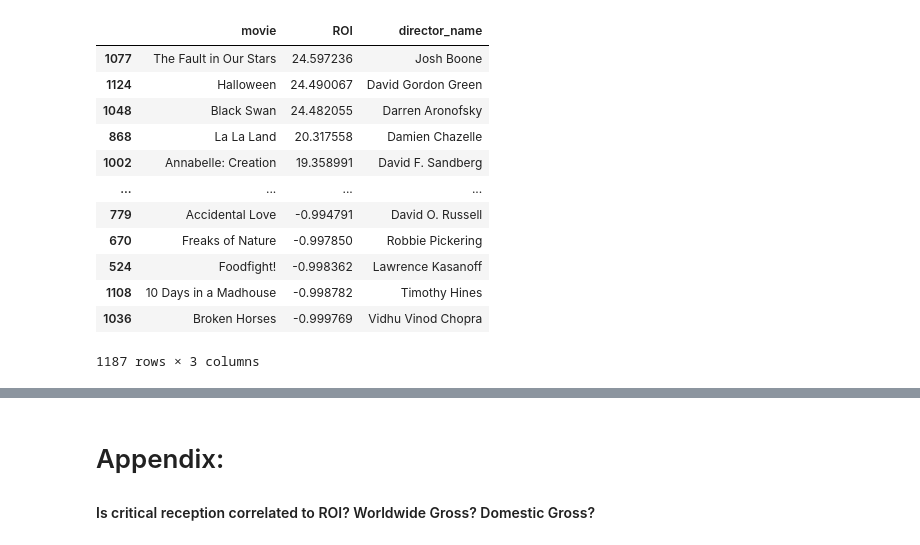
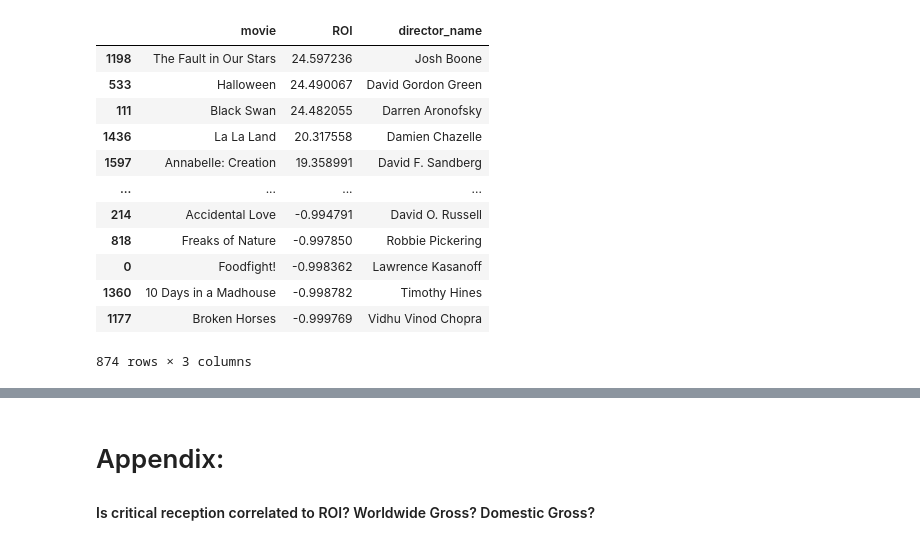
Before and after one commit to soohojp/Phase-1-Project-Best-Team-, a Jupyter notebook: goal_2.ipynb, the cells around one changed output, grey strips where cells are left out. Cells and saved outputs as stored; diff of their text form; code cells hidden in the pictures.

```diff
--- a/goal_2.ipynb
+++ b/goal_2.ipynb
@@ -7,19 +16,15 @@ from matplotlib import pyplot as plt
 # %%
-tn_movie = pd.read_csv('zippedData/tn.movie_budgets.csv.gz')
-
-
-
 tn_movie = pd.read_csv('zippedData/tn.movie_budgets.csv.gz')
 tn_movie
 
-# remove all $ and commas for domestic gross, worldwide gross, and production budget
+#Remove all $ and commas for domestic gross, worldwide gross, and production budget
 
 tn_movie["production_budget"]=tn_movie["production_budget"].map(lambda x: int(x.replace(',', '').replace('$', '')))
 tn_movie["domestic_gross"]=tn_movie["domestic_gross"].map(lambda x: int(x.replace(',', '').replace('$', '')))
 tn_movie["worldwide_gross"]=tn_movie["worldwide_gross"].map(lambda x: int(x.replace(',', '').replace('$', '')))
 
 
-#Add ROI column
+#Add ROI column - defined as (worldwide_gross - budget)/(worldwide_gross)
 tn_movie["ROI"]= (tn_movie["worldwide_gross"]- tn_movie["production_budget"])/    \
          tn_movie["production_budget"]
 
@@ -27,7 +32,7 @@ tn_movie["ROI"]= (tn_movie["worldwide_gross"]- tn_movie["production_budget"])/
 
 tn_movie["start_year"] = tn_movie["release_date"].map(lambda x: int(x[-4:]))
 
-#eliminate any worldwide gross columns that = 0
+#Eliminate any worldwide gross columns that = 0
 
 tn_movie = tn_movie [tn_movie .worldwide_gross != 0]
 
@@ -71,0 +81,3 @@ directors = directors.drop_duplicates()
+# %%
+d_info_all = pd.merge(left= imdb_basics, right = directors, how = "inner", left_on=["start_year","movie"],\
+                  right_on=["start_year","title"])
@@ -72,24 +92,23 @@ directors = directors.drop_duplicates()
 # %%
-d_info_all = pd.merge(left= tn_movie, right = directors, how = "inner", left_on=["start_year","movie"],\
-                  right_on=["start_year","title"])
 
-#Filter out the dead and lower mid budget (less than $10 mil)
-dia = d_info_all[(d_info_all["dead"].isna()) & (d_info_all["production_budget"]>= 10000000)]
+#Filter out the deceased and lower mid budget (btw $10 mil and 65 $mil)
+dia = d_info_all[(d_info_all["dead"].isna()) & (d_info_all["production_budget"]>= 10000000) \
+                 & (d_info_all["production_budget"]<= 65000000)]
 
 #Give us the column we want
 dia2 = dia[["movie", "ROI", "director_name"]]
 dia2.sort_values(by = ["ROI"], ascending = False)
 # %% [output]
 |  | movie | ROI | director_name |
-| 1077 | The Fault in Our Stars | 24.597236 | Josh Boone |
-| 1124 | Halloween | 24.490067 | David Gordon Green |
-| 1048 | Black Swan | 24.482055 | Darren Aronofsky |
-| 868 | La La Land | 20.317558 | Damien Chazelle |
-| 1002 | Annabelle: Creation | 19.358991 | David F. Sandberg |
+| 1198 | The Fault in Our Stars | 24.597236 | Josh Boone |
+| 533 | Halloween | 24.490067 | David Gordon Green |
+| 111 | Black Swan | 24.482055 | Darren Aronofsky |
+| 1436 | La La Land | 20.317558 | Damien Chazelle |
+| 1597 | Annabelle: Creation | 19.358991 | David F. Sandberg |
 | ... | ... | ... | ... |
-| 779 | Accidental Love | -0.994791 | David O. Russell |
-| 670 | Freaks of Nature | -0.997850 | Robbie Pickering |
-| 524 | Foodfight! | -0.998362 | Lawrence Kasanoff |
-| 1108 | 10 Days in a Madhouse | -0.998782 | Timothy Hines |
-| 1036 | Broken Horses | -0.999769 | Vidhu Vinod Chopra |
+| 214 | Accidental Love | -0.994791 | David O. Russell |
+| 818 | Freaks of Nature | -0.997850 | Robbie Pickering |
+| 0 | Foodfight! | -0.998362 | Lawrence Kasanoff |
+| 1360 | 10 Days in a Madhouse | -0.998782 | Timothy Hines |
+| 1177 | Broken Horses | -0.999769 | Vidhu Vinod Chopra |
-1187 rows × 3 columns
+874 rows × 3 columns
```
Also changed, not shown: parts of 50 cells of this notebook, 8 other files.
